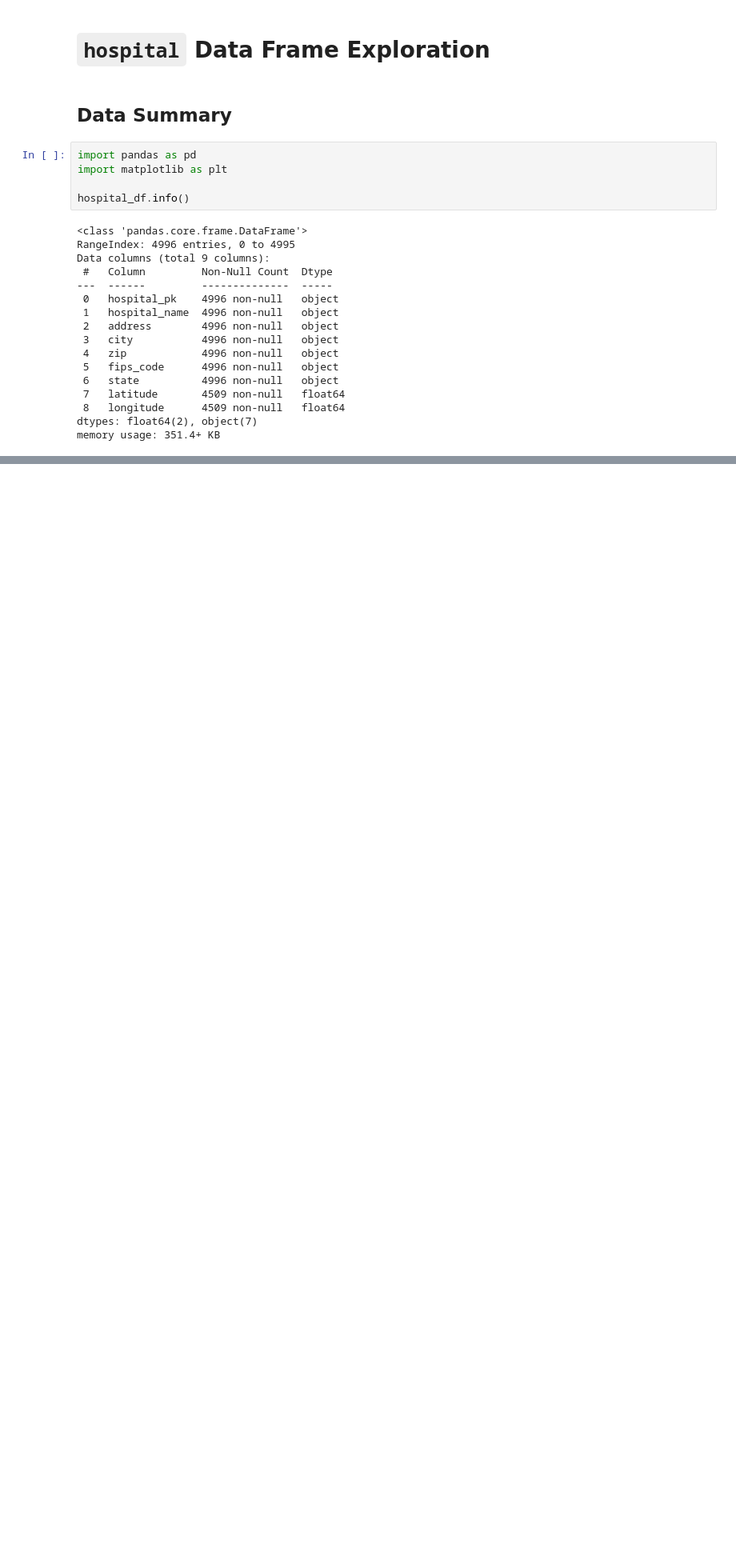
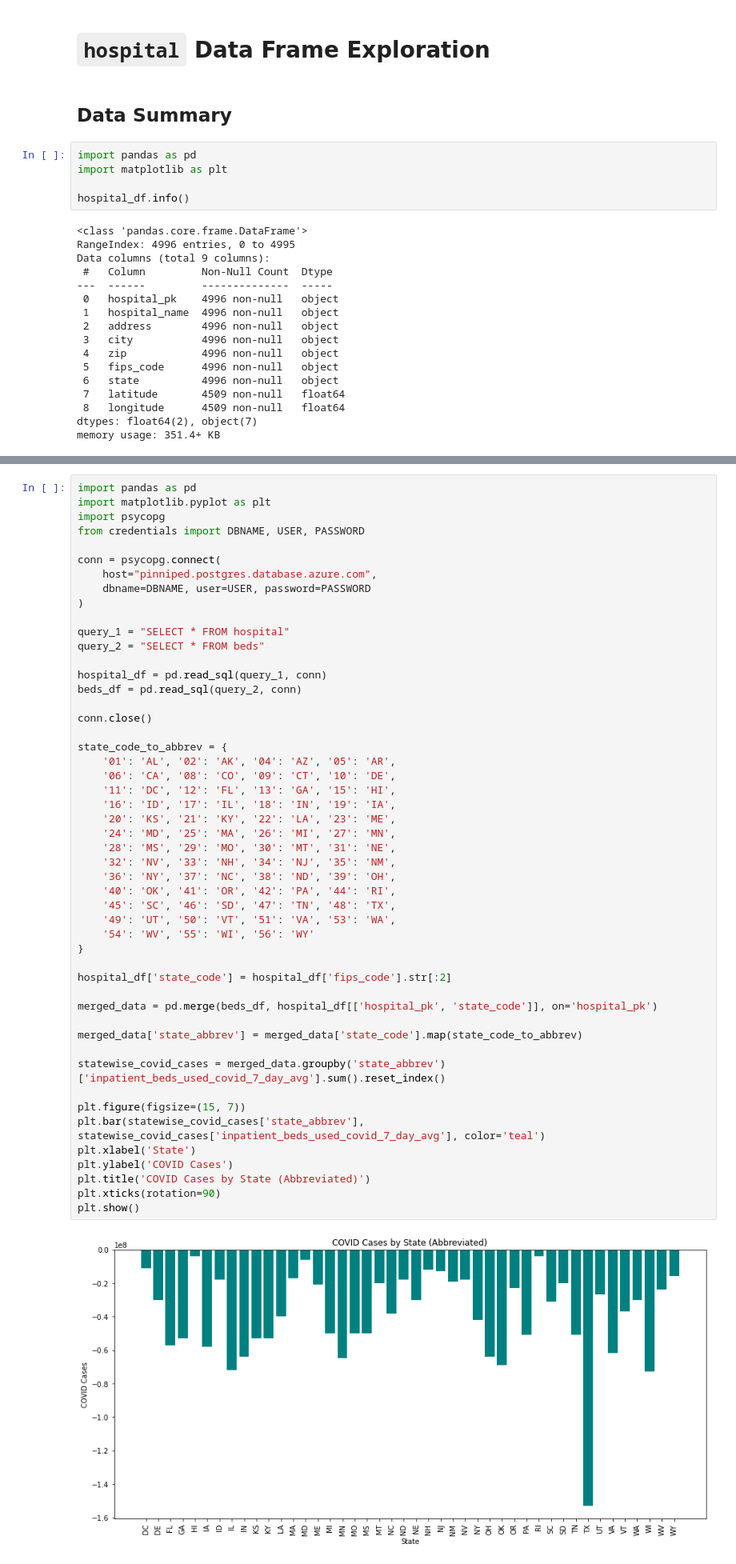
Before and after one commit to sus040/Boelyn, a Jupyter notebook: visualizations.ipynb, the cells around one changed output, grey strips where cells are left out. Shown at 80% size. Saved outputs shown, nothing was run; the diff lists cells and outputs as text; blank space fills up the shorter version.

```diff
--- a/visualizations.ipynb
+++ b/visualizations.ipynb
@@ -199,3 +190,55 @@ plt.grid(True)
 plt.show()
 # %% [output]
 [figure]
+# %%
+import pandas as pd
+import matplotlib.pyplot as plt
+import psycopg
+from credentials import DBNAME, USER, PASSWORD
+
+conn = psycopg.connect(
+    host="pinniped.postgres.database.azure.com",
+    dbname=DBNAME, user=USER, password=PASSWORD
+)
+
+query_1 = "SELECT * FROM hospital"
+query_2 = "SELECT * FROM beds"
+
+hospital_df = pd.read_sql(query_1, conn)
+beds_df = pd.read_sql(query_2, conn)
+
+conn.close()
+
+state_code_to_abbrev = {
+    '01': 'AL', '02': 'AK', '04': 'AZ', '05': 'AR',
+    '06': 'CA', '08': 'CO', '09': 'CT', '10': 'DE',
+    '11': 'DC', '12': 'FL', '13': 'GA', '15': 'HI',
+    '16': 'ID', '17': 'IL', '18': 'IN', '19': 'IA',
+    '20': 'KS', '21': 'KY', '22': 'LA', '23': 'ME',
+    '24': 'MD', '25': 'MA', '26': 'MI', '27': 'MN',
+    '28': 'MS', '29': 'MO', '30': 'MT', '31': 'NE',
+    '32': 'NV', '33': 'NH', '34': 'NJ', '35': 'NM',
+    '36': 'NY', '37': 'NC', '38': 'ND', '39': 'OH',
+    '40': 'OK', '41': 'OR', '42': 'PA', '44': 'RI',
+    '45': 'SC', '46': 'SD', '47': 'TN', '48': 'TX',
+    '49': 'UT', '50': 'VT', '51': 'VA', '53': 'WA',
+    '54': 'WV', '55': 'WI', '56': 'WY'
+}
+
+hospital_df['state_code'] = hospital_df['fips_code'].str[:2]
+
+merged_data = pd.merge(beds_df, hospital_df[['hospital_pk', 'state_code']], on='hospital_pk')
+
+merged_data['state_abbrev'] = merged_data['state_code'].map(state_code_to_abbrev)
+
+statewise_covid_cases = merged_data.groupby('state_abbrev')['inpatient_beds_used_covid_7_day_avg'].sum().reset_index()
+
+plt.figure(figsize=(15, 7))
+plt.bar(statewise_covid_cases['state_abbrev'], statewise_covid_cases['inpatient_beds_used_covid_7_day_avg'], color='teal')
+plt.xlabel('State')
+plt.ylabel('COVID Cases')
+plt.title('COVID Cases by State (Abbreviated)')
+plt.xticks(rotation=90)
+plt.show()
+# %% [output]
+[figure, added]
```
Also changed, not shown: parts of 4 cells of this notebook.
